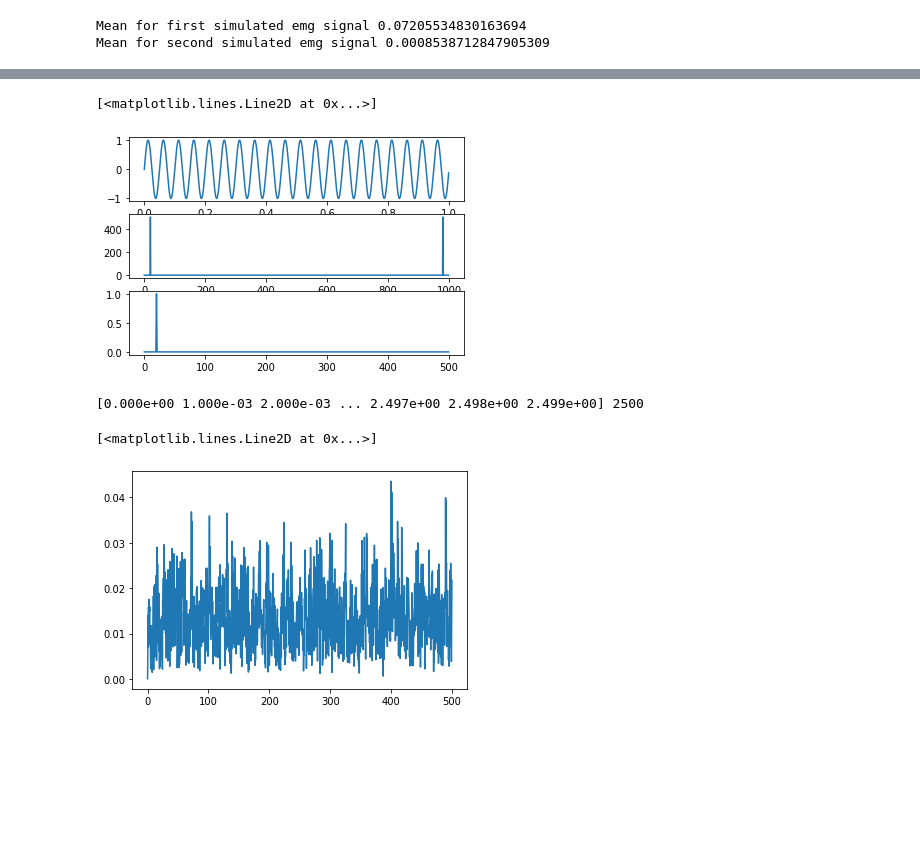
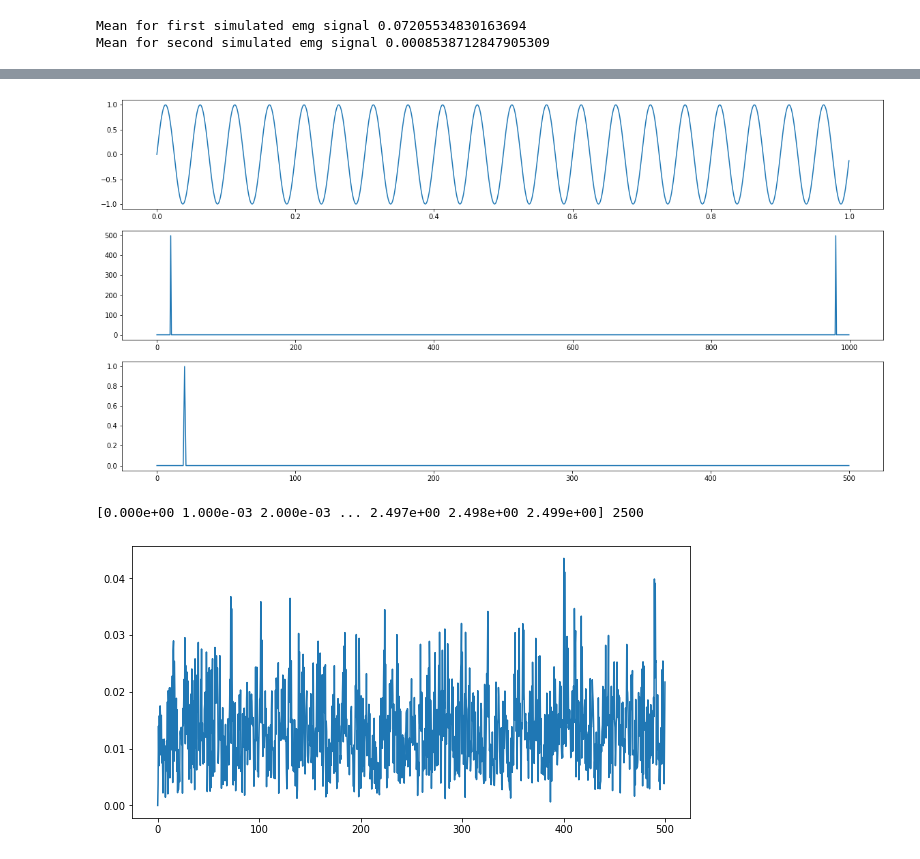
Before and after one commit to redgene/EMG_SignalAnalysis, a Jupyter notebook: EMG_SignalAnalysis_Python.ipynb, the cells around one changed output, grey strips where cells are left out. Drawn from its saved outputs; the diff is of its cells as text; code cells hidden in the pictures; blank space fills up the shorter version.

```diff
--- a/EMG_SignalAnalysis_Python.ipynb
+++ b/EMG_SignalAnalysis_Python.ipynb
@@ -94,37 +90,39 @@ Text(0, 0.5, 'EMG2 (a.u.)')
 # %%
 ### Python fft testing with only sine wave to create the right fft
 
 Fs = 1000 # Sampling frequency
 sineFreq = 20
 # t = np.linspace(0, 2, 100)
 tx = np.arange(start=0, stop=1, step=1/Fs) # step == dt
 
-#print(t)
-#print(tx)
+# print(t)
+# print(tx)
 
 x = np.sin(2*np.pi*sineFreq * tx)
 X = fft(x)
 
 # Plot sine wave
+fig = plt.figure()
+
 plt.subplot(3,1,1)
 plt.plot (tx,x)
 
 # Plot abs(fft(x))
 plt.subplot(3,1,2)
 plt.plot (abs(X)) # incorrect plot
 
 ## Frequency axis creation
 n = np.size(tx)
 freq_axis = (Fs/2) * np.linspace (0,1,n/2) # frequency axis: 0->500 Hz and generate half spectrum
 X_corrected = abs( X[0:np.size(freq_axis)] ) * (2/n)
 
 plt.subplot(3,1,3)
 plt.plot (freq_axis,X_corrected) # Correct plot
+fig.set_size_inches(w=20,h=10)
 # %% [output]
-[<matplotlib.lines.Line2D at 0x...>]
-[figure, old version]
+[figure, new version]
 # %%
-## Fourier transform on EMG signals
+## Fourier transform on EMG signals. NOTE:
 # emg1: with offset and emg2: without offset
 # emg_meanCorrected1 emg_meanCorrected2
 # FFT_emg_normalized => FT of emg_meanCorrected1
@@ -139,11 +137,12 @@ n_emg = np.size(time)
 freq_axis_emg = (Fs/2) * np.linspace (0,1,n_emg/2) # frequency axis: 0->500 Hz and generate half spectrum
 FFT_emg_normalized = abs( FFT_emg[0:np.size(freq_axis_emg)] ) * (2/n_emg)
 
+fig = plt.figure()
 plt.plot (freq_axis_emg,FFT_emg_normalized)
+fig.set_size_inches(w=10,h=5)
 # %% [output]
 [0.000e+00 1.000e-03 2.000e-03 ... 2.497e+00 2.498e+00 2.499e+00] 2500
-[<matplotlib.lines.Line2D at 0x...>]
-[figure, old version]
+[figure, new version]
 # %%
 ## BANDPASS FILTERING
 ## Comparison of ---FFT_emg_normalized--- and ---FFT_emg_filtered_normalized---
```
Also changed, not shown: parts of 6 cells of this notebook, 6 other files.
